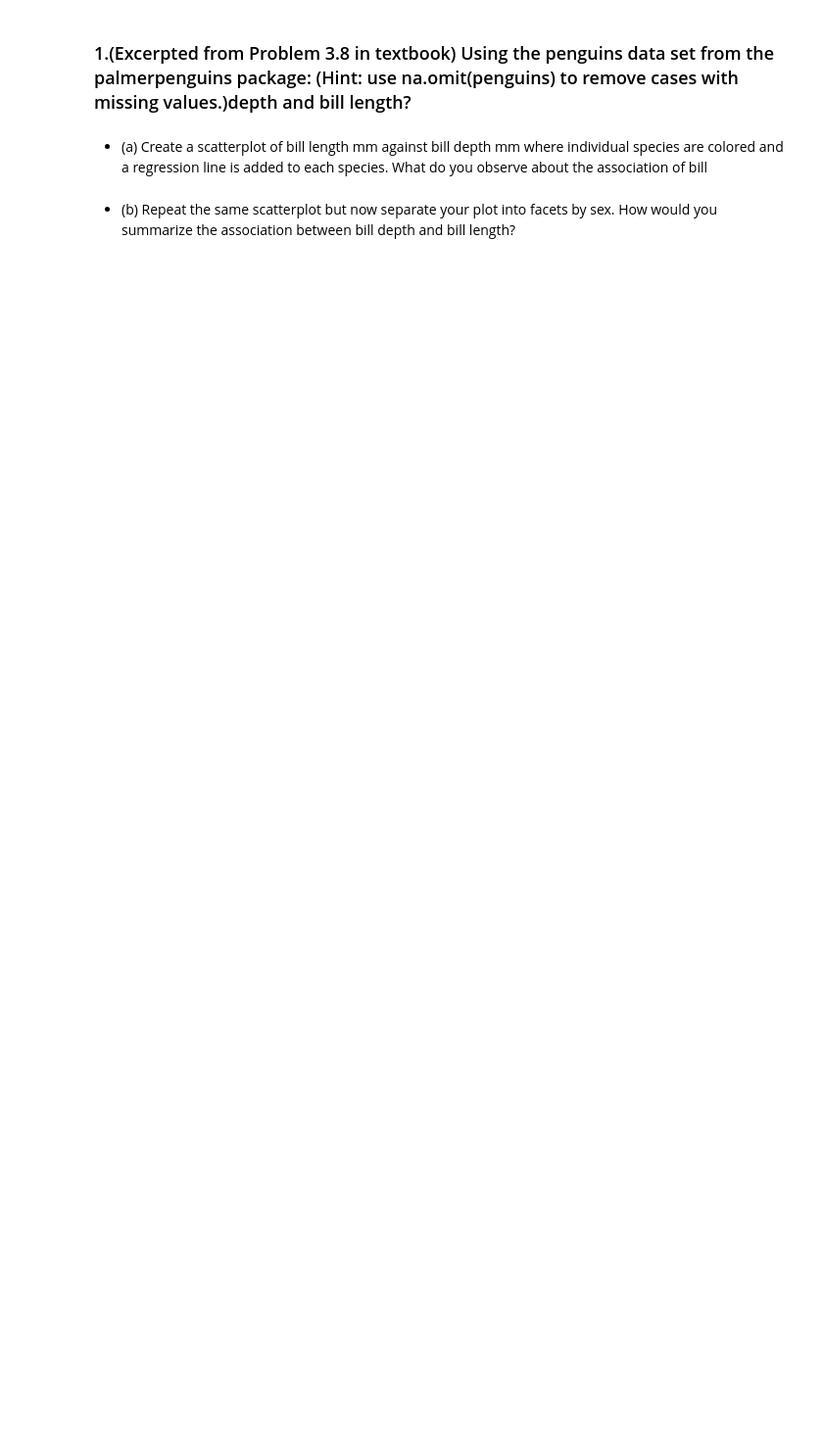
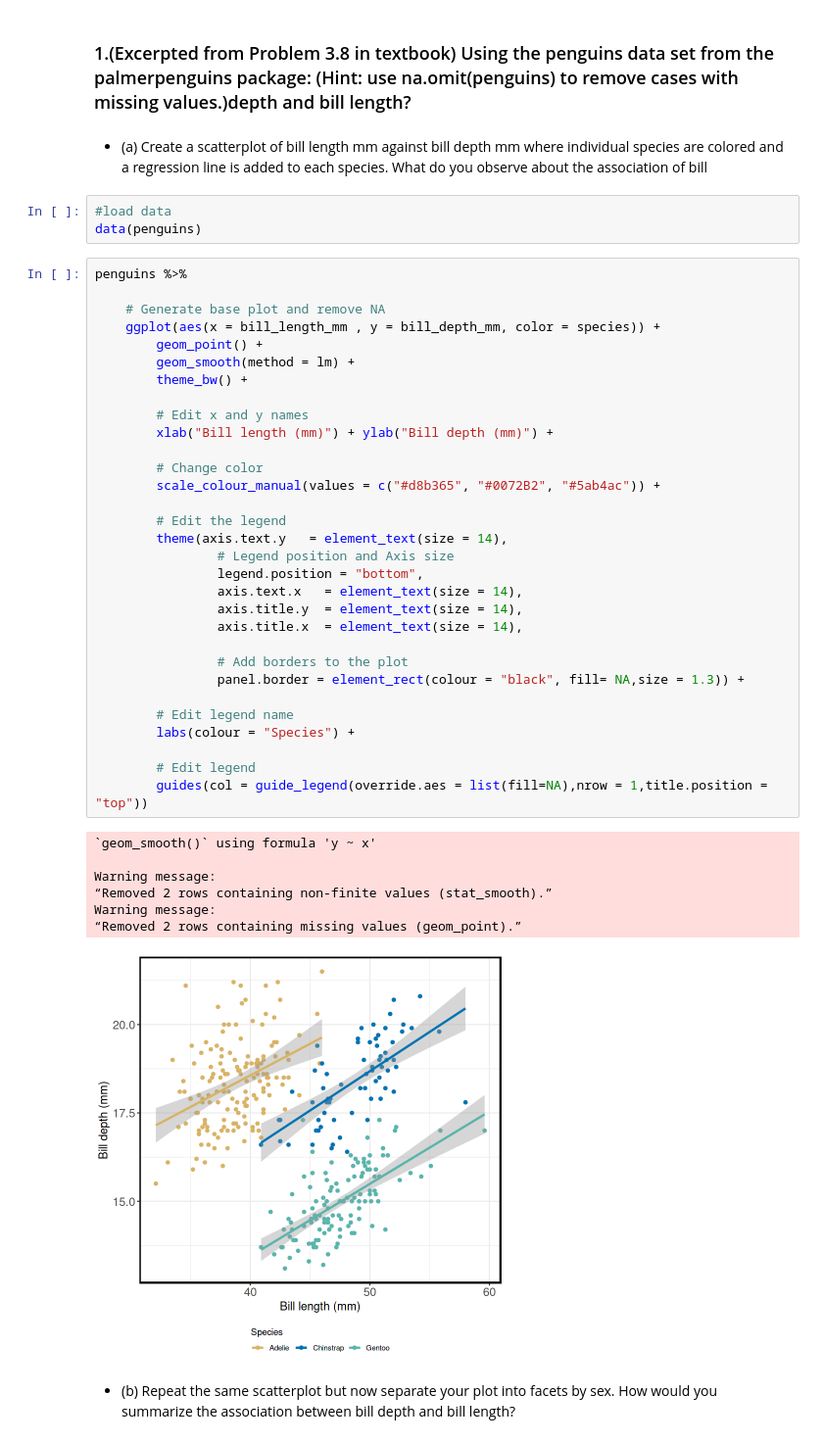
Before and after one commit to ecamo19/homework_statistical_data_science, a Jupyter notebook: hw1/hw1_erick_calderon_morales.ipynb, the cells around one changed output. Shown at 98% size. Drawn from its saved outputs; the diff is of its cells as text; blank space fills up the shorter version.

```diff
--- a/hw1/hw1_erick_calderon_morales.ipynb
+++ b/hw1/hw1_erick_calderon_morales.ipynb
@@ -12,5 +21,47 @@ library(palmerpenguins)
 ### 1.(Excerpted from Problem 3.8 in textbook) Using the penguins data set from the palmerpenguins package: (Hint: use na.omit(penguins) to remove cases with missing values.)depth and bill length?
 # %% [markdown]
 * (a) Create a scatterplot of bill length mm against bill depth mm where individual species are colored and a regression line is added to each species. What do you observe about the association of bill
+# %%
+#load data
+data(penguins)
+# %%
+penguins %>%
+
+    # Generate base plot and remove NA
+    ggplot(aes(x = bill_length_mm , y = bill_depth_mm, color = species)) +
+        geom_point() +
+        geom_smooth(method = lm) +
+        theme_bw() +
+
+        # Edit x and y names
+        xlab("Bill length (mm)") + ylab("Bill depth (mm)") +
+
+        # Change color
+        scale_colour_manual(values = c("#d8b365", "#0072B2", "#5ab4ac")) +
+
+        # Edit the legend
+        theme(axis.text.y   = element_text(size = 14),
+                # Legend position and Axis size
+                legend.position = "bottom",
+                axis.text.x   = element_text(size = 14),
+    			axis.title.y  = element_text(size = 14),
+    			axis.title.x  = element_text(size = 14),
+
+                # Add borders to the plot
+    			panel.border = element_rect(colour = "black", fill= NA,size = 1.3)) +
+
+        # Edit legend name
+        labs(colour = "Species") +
+
+        # Edit legend
+        guides(col = guide_legend(override.aes = list(fill=NA),nrow = 1,title.position = "top"))
+# %% [output]
+`geom_smooth()` using formula 'y ~ x'
+
+Warning message:
+“Removed 2 rows containing non-finite values (stat_smooth).”
+Warning message:
+“Removed 2 rows containing missing values (geom_point).”
+[figure, added]
 # %% [markdown]
 * (b) Repeat the same scatterplot but now separate your plot into facets by sex. How would you summarize the association between bill depth and bill length?
```
Also changed, not shown: parts of 25 cells of this notebook, 2 other files.
